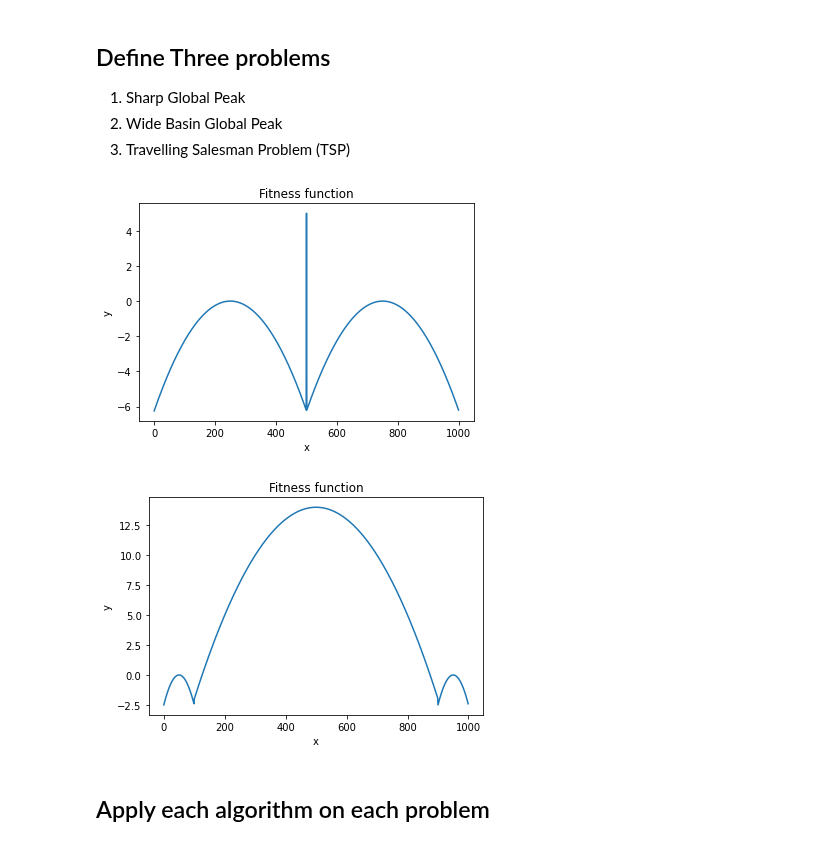
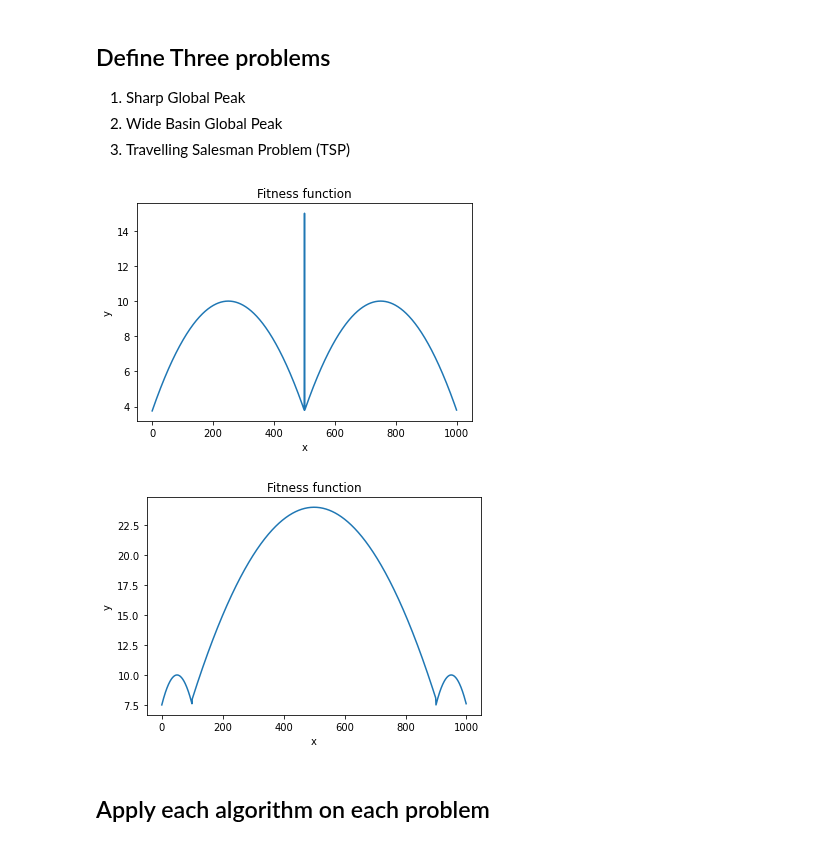
Before and after one commit to yujing1004/cs7641, a Jupyter notebook: assignment2/randomized_optimization.ipynb, the cells around one changed output. Saved outputs shown, nothing was run; the diff lists cells and outputs as text; code cells hidden in the pictures.

```diff
--- a/assignment2/randomized_optimization.ipynb
+++ b/assignment2/randomized_optimization.ipynb
@@ -30,31 +30,43 @@ def plot_fitness_function(fitness_func):
 # %%
 # Sharp Global Peak
 def f1(x):
+    """
+    Fitness must be non-negative, as mlrose evaluates probability simply as fitness/sum(fitness in population)
+    """
+    if isinstance(x, np.ndarray):  # For compatibility with (one-element) state vector in mlrose
+        assert x.shape == (1,)
+        x = x[0]
     assert 0 <= x < 1000
     if 0 <= x < 500:
-        return - (x - 250) ** 2 / 10000
+        return 10 - (x - 250) ** 2 / 10000
     elif x == 500:
-        return 5
+        return 15
     else:
-        return - (x - 750) ** 2 / 10000
+        return 10 - (x - 750) ** 2 / 10000
 
 plot_fitness_function(f1)
 # %% [output]
-[figure, old version]
+[figure, new version]
 # %%
 # Wide Basin Global Peak
 def f2(x):
+    """
+    Fitness must be non-negative, as mlrose evaluates probability simply as fitness/sum(fitness in population)
+    """
+    if isinstance(x, np.ndarray):  # For compatibility with (one-element) state vector in mlrose
+        assert x.shape == (1,)
+        x = x[0]
     assert 0 <= x < 1000
     if 0 <= x < 100:
-        return - (x - 50) ** 2 / 1000
+        return 10 - (x - 50) ** 2 / 1000
     elif x < 900:
-        return 14 - (x - 500) ** 2 / 10000
+        return 24 - (x - 500) ** 2 / 10000
     else:
-        return - (x - 950) ** 2 / 1000
+        return 10 - (x - 950) ** 2 / 1000
 
 plot_fitness_function(f2)
 # %% [output]
-[figure, old version]
+[figure, new version]
 # %% [markdown]
 ## Apply each algorithm on each problem
 # %%
```
Also changed, not shown: parts of 3 cells of this notebook.
